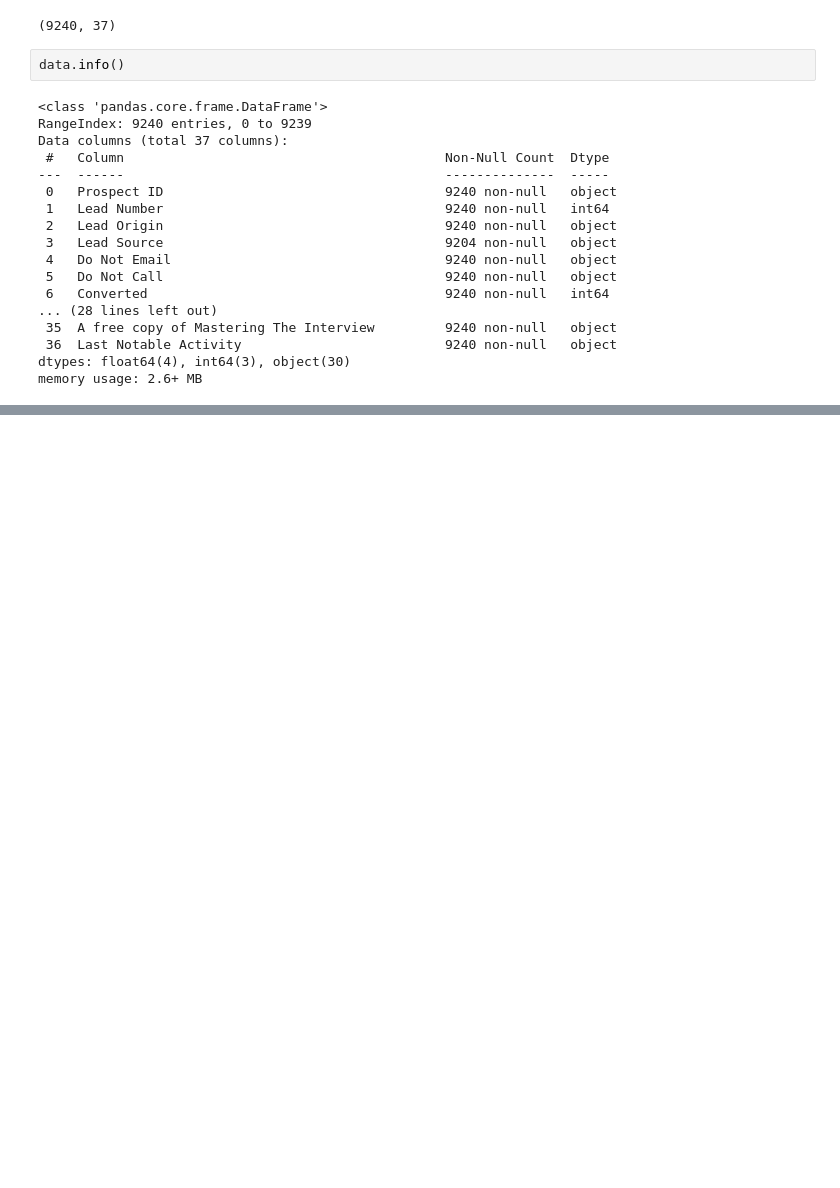
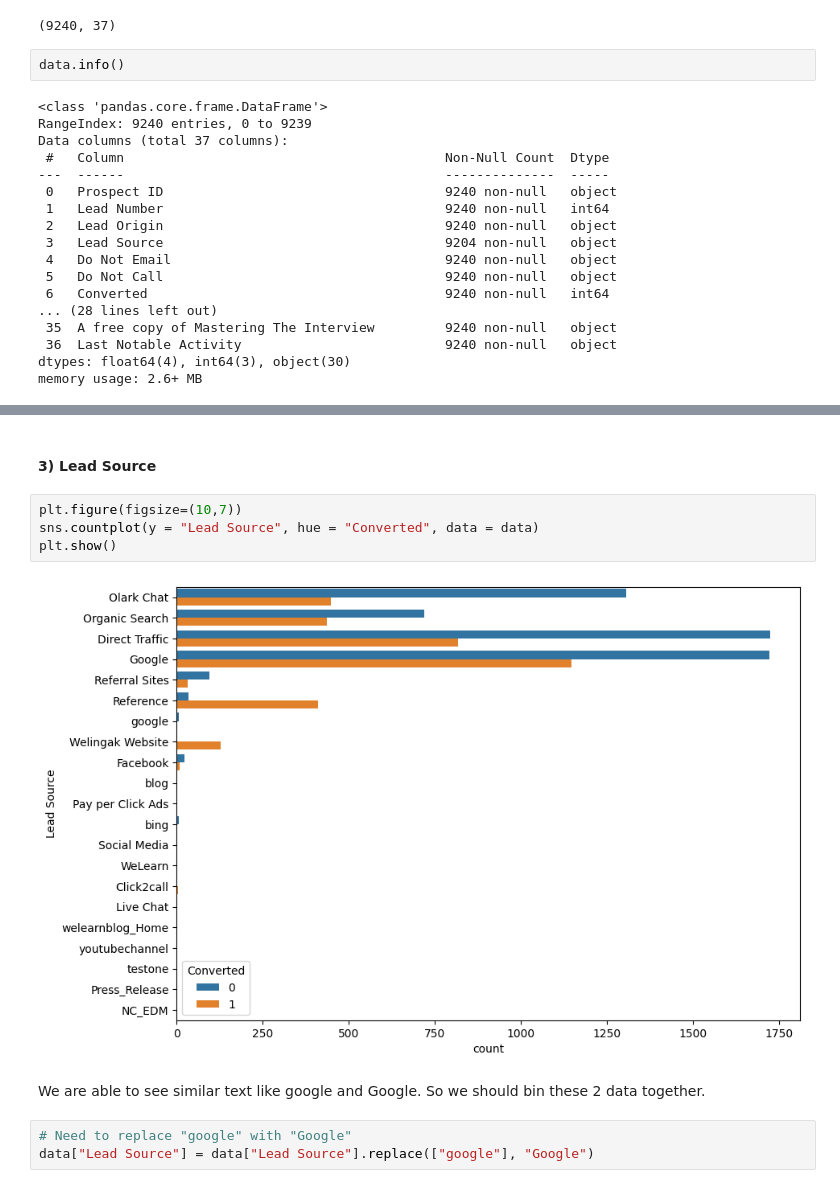
Before and after one commit to KaustavGhosh-97/Lead-Scoring-Case, a Jupyter notebook: Lead_Scoring_case_study.ipynb, the cells around one changed output, grey strips where cells are left out. Saved outputs shown, nothing was run; the diff lists cells and outputs as text; blank space fills up the shorter version.

```diff
--- a/Lead_Scoring_case_study.ipynb
+++ b/Lead_Scoring_case_study.ipynb
@@ -73,0 +415,13 @@ data.describe()
+# %% [markdown]
+#### 3) Lead Source
+# %%
+plt.figure(figsize=(10,7))
+sns.countplot(y = "Lead Source", hue = "Converted", data = data)
+plt.show()
+# %% [output]
+[figure, added]
+# %% [markdown]
+We are able to see similar text like google and Google. So we should bin these 2 data together.
+# %%
+# Need to replace "google" with "Google"
+data["Lead Source"] = data["Lead Source"].replace(["google"], "Google")
```
Also changed, not shown: parts of 275 cells of this notebook.
